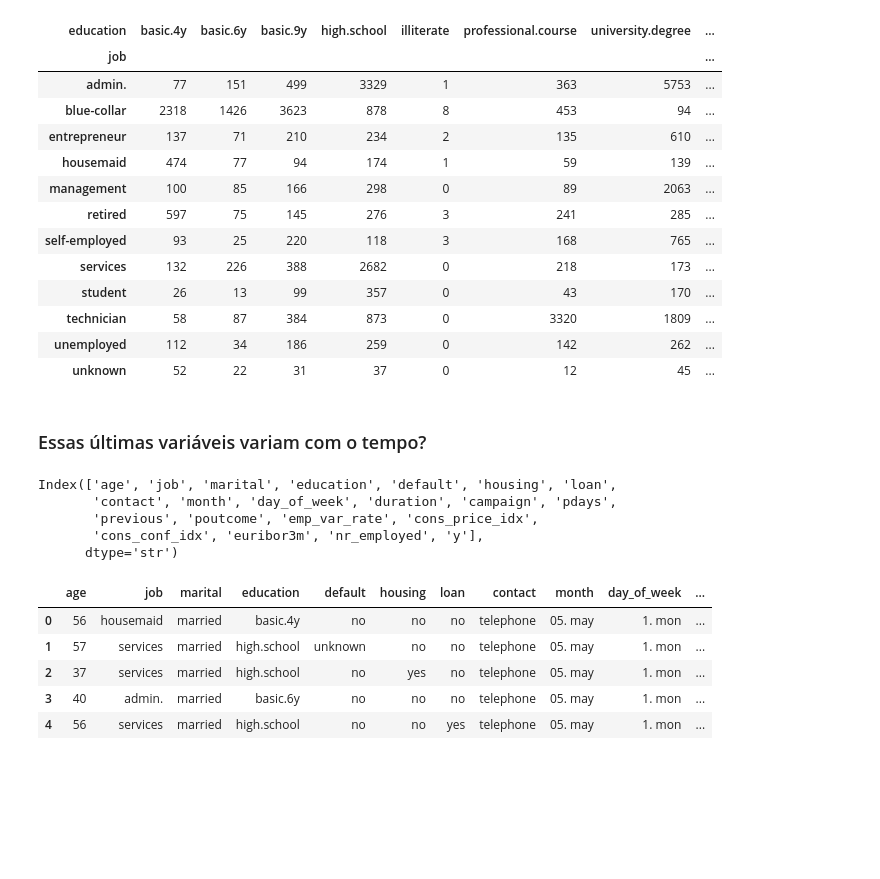
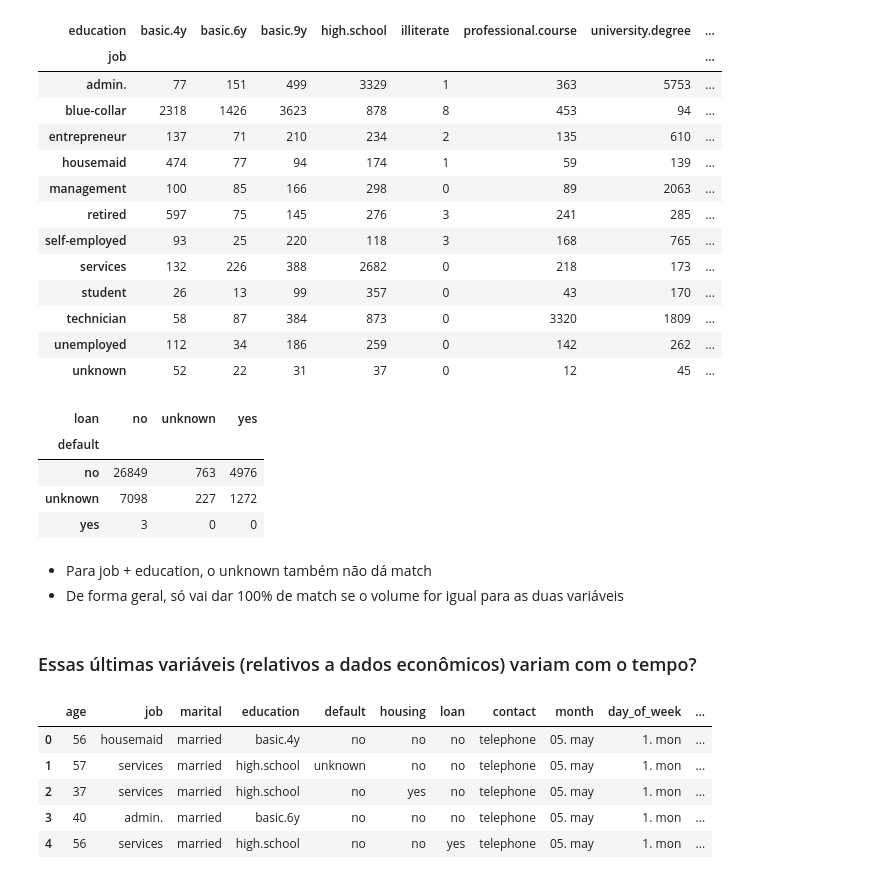
Before and after one commit to leticiafaria7/financial-ml-decisioning, a Jupyter notebook: eda.ipynb, the cells around one changed output. Cells and saved outputs as stored; diff of their text form; code cells hidden in the pictures; blank space fills up the shorter version.

```diff
--- a/eda.ipynb
+++ b/eda.ipynb
@@ -388,16 +410,19 @@ pd.crosstab(df1['job'], df1['education'])
 | technician | 58 | 87 | 384 | 873 | 0 | 3320 | 1809 | ... |
 | unemployed | 112 | 34 | 186 | 259 | 0 | 142 | 262 | ... |
 | unknown | 52 | 22 | 31 | 37 | 0 | 12 | 45 | ... |
+# %%
+pd.crosstab(df1['default'], df1['loan'])
+# %% [output]
+| loan | no | unknown | yes |
+| default |  |  |  |
+| no | 26849 | 763 | 4976 |
+| unknown | 7098 | 227 | 1272 |
+| yes | 3 | 0 | 0 |
+# %% [markdown]
+- Para job + education, o unknown também não dá match
+- De forma geral, só vai dar 100% de match se o volume for igual para as duas variáveis
 # %% [markdown]
-### Essas últimas variáveis variam com o tempo?
+### Essas últimas variáveis (relativos a dados econômicos) variam com o tempo?
-# %%
-df1.columns
-# %% [output]
-Index(['age', 'job', 'marital', 'education', 'default', 'housing', 'loan',
-       'contact', 'month', 'day_of_week', 'duration', 'campaign', 'pdays',
-       'previous', 'poutcome', 'emp_var_rate', 'cons_price_idx',
-       'cons_conf_idx', 'euribor3m', 'nr_employed', 'y'],
-      dtype='str')
 # %%
 df1.head()
 # %% [output]
```
Also changed, not shown: parts of 13 cells of this notebook, 2 other files.
